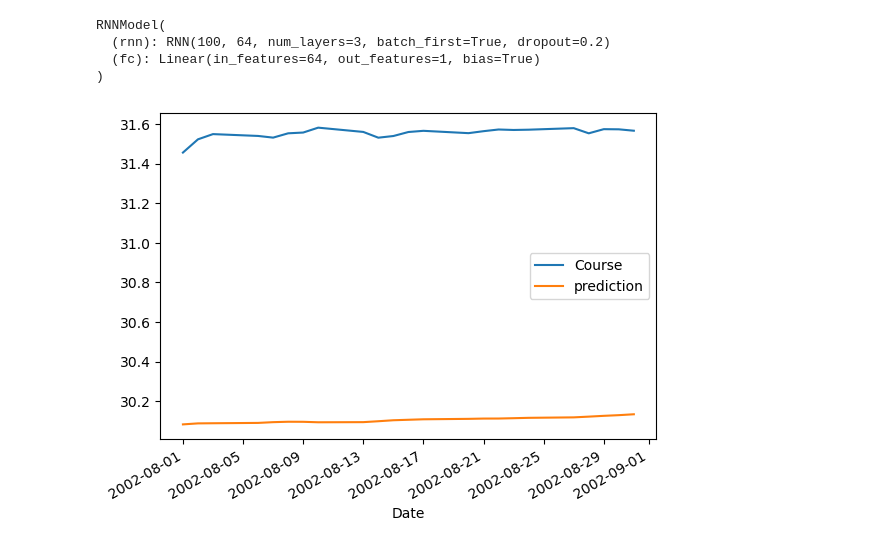
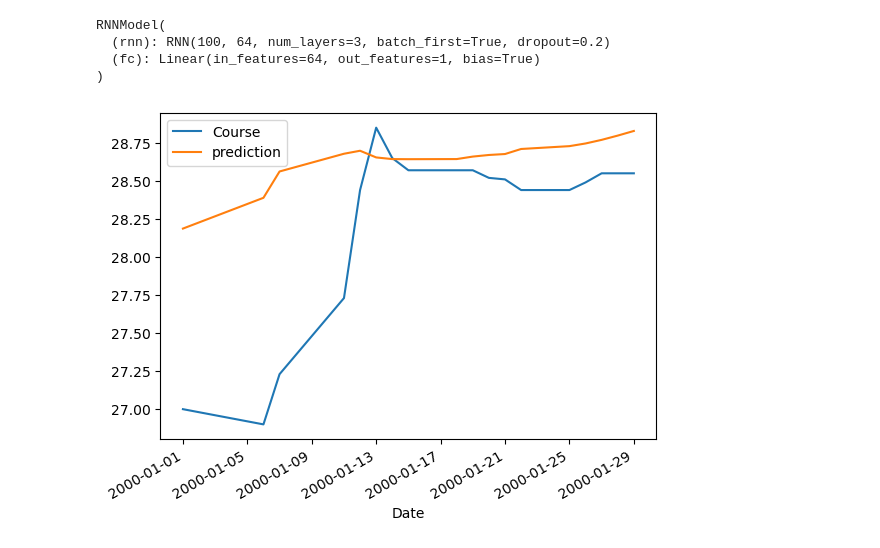
Before and after one commit to Alex8608/AP, a Jupyter notebook: Lab5/Lab5.ipynb, the cells around one changed output. Drawn from its saved outputs; the diff is of its cells as text; code cells hidden in the pictures.

```diff
--- a/Lab5/Lab5.ipynb
+++ b/Lab5/Lab5.ipynb
@@ -30,7 +25,7 @@ print(f"Using {device} device")
 # %% [output]
 Using cpu device
 # %%
-df = pd.read_csv("C://1/AP/Lab1/dataset.csv", sep=',', names=['Date', 'Course']).query('Date > "1997-12-31"')
+df = pd.read_csv("C://AP/Lab1/dataset.csv", sep=',', names=['Date', 'Course']).query('Date > "1997-12-31"')
 df = df.set_index(['Date'])
 df.index = pd.to_datetime(df.index)
 # %%
@@ -74,7 +69,7 @@ def train_val_test_split(df, target_col, test_ratio):
     X_train, X_val, y_train, y_val = train_test_split(X_train, y_train, test_size=val_ratio, shuffle=False)
     return X_train, X_val, X_test, y_train, y_val, y_test
 
-X_train, X_val, X_test, y_train, y_val, y_test = train_val_test_split(df_timelags, 'Course', 0.2)
+X_train, X_val, X_test, y_train, y_val, y_test = train_val_test_split(df_timelags, 'Course', 0.1)
 # %%
 def get_scaler(scaler):
     scalers = {
@@ -273,7 +268,7 @@ class Optimization:
                     f"[{epoch}/{n_epochs}] Training loss: {training_loss:.4f}\t Validation loss: {validation_loss:.4f}"
                 )
 
-        #torch.save(model.state_dict(), "weight.pt")
+        torch.save(model.state_dict(), "weight.pt")
 
     def evaluate(self, test_loader, batch_size=1, n_features=1):
         """The method evaluate performs the model evaluation
@@ -329,7 +324,7 @@ layer_dim = 3
 batch_size = 64
 dropout = 0.2
 n_epochs = 125
-learning_rate = 1e-3
+learning_rate = 1e-4
 weight_decay = 1e-6
 
 model_params = {'input_dim': input_dim,
@@ -458,8 +453,8 @@ RNNModel(
 # %%
 def split_by_month_prediction(df, month :int, year: int):
     df_by_month = df.query(f'Date >= "{year}-{month}-01"').query(f'Date <= "{year}-{month}-31"')
     df_by_month.plot()
 
-split_by_month_prediction(df_result, 8, 2002)
+split_by_month_prediction(df_result, 1, 2000)
 # %% [output]
-[figure, old version]
+[figure, new version]
```
Also changed, not shown: parts of 5 cells of this notebook, 1 other file.
